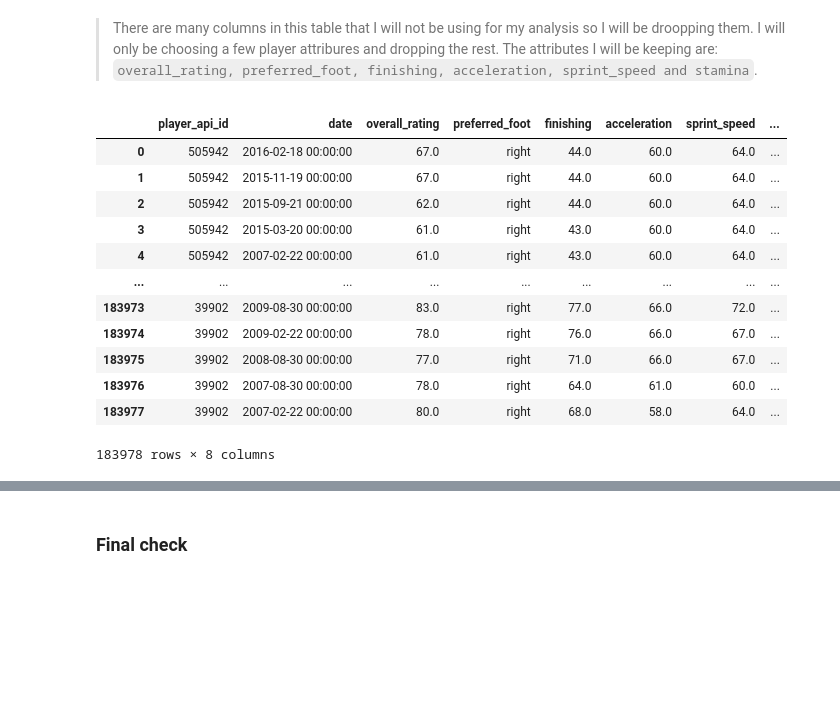
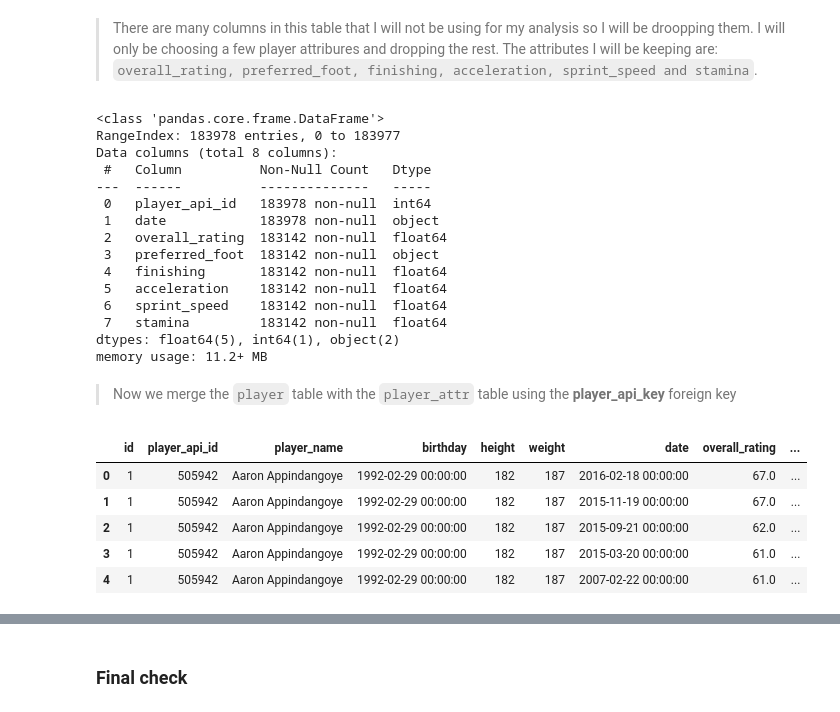
Before and after one commit to Cofucan/football_data_analysis, a Jupyter notebook: football_analysis.ipynb, the cells around one changed output, grey strips where cells are left out. Drawn from its saved outputs; the diff is of its cells as text; code cells hidden in the pictures; blank space fills up the shorter version.

```diff
--- a/football_analysis.ipynb
+++ b/football_analysis.ipynb
@@ -481,18 +477,35 @@ def player_columns_to_remove():
 df_player_attr.drop(columns=player_columns_to_remove(), inplace=True)
 
 # Confirming changes
-df_player_attr.head(2)
+df_player_attr.info()
 # %% [output]
-|  | player_api_id | date | overall_rating | preferred_foot | finishing | acceleration | sprint_speed | ... |
-| 0 | 505942 | 2016-02-18 00:00:00 | 67.0 | right | 44.0 | 60.0 | 64.0 | ... |
-| 1 | 505942 | 2015-11-19 00:00:00 | 67.0 | right | 44.0 | 60.0 | 64.0 | ... |
-| 2 | 505942 | 2015-09-21 00:00:00 | 62.0 | right | 44.0 | 60.0 | 64.0 | ... |
-| 3 | 505942 | 2015-03-20 00:00:00 | 61.0 | right | 43.0 | 60.0 | 64.0 | ... |
-| 4 | 505942 | 2007-02-22 00:00:00 | 61.0 | right | 43.0 | 60.0 | 64.0 | ... |
-| ... | ... | ... | ... | ... | ... | ... | ... | ... |
-| 183973 | 39902 | 2009-08-30 00:00:00 | 83.0 | right | 77.0 | 66.0 | 72.0 | ... |
-| 183974 | 39902 | 2009-02-22 00:00:00 | 78.0 | right | 76.0 | 66.0 | 67.0 | ... |
-| 183975 | 39902 | 2008-08-30 00:00:00 | 77.0 | right | 71.0 | 66.0 | 67.0 | ... |
-| 183976 | 39902 | 2007-08-30 00:00:00 | 78.0 | right | 64.0 | 61.0 | 60.0 | ... |
-| 183977 | 39902 | 2007-02-22 00:00:00 | 80.0 | right | 68.0 | 58.0 | 64.0 | ... |
-183978 rows × 8 columns
+<class 'pandas.core.frame.DataFrame'>
+RangeIndex: 183978 entries, 0 to 183977
+Data columns (total 8 columns):
+ #   Column          Non-Null Count   Dtype
+---  ------          --------------   -----
+ 0   player_api_id   183978 non-null  int64
+ 1   date            183978 non-null  object
+ 2   overall_rating  183142 non-null  float64
+ 3   preferred_foot  183142 non-null  object
+ 4   finishing       183142 non-null  float64
+ 5   acceleration    183142 non-null  float64
+ 6   sprint_speed    183142 non-null  float64
+ 7   stamina         183142 non-null  float64
+dtypes: float64(5), int64(1), object(2)
+memory usage: 11.2+ MB
+# %% [markdown]
+> Now we merge the `player` table with the `player_attr` table using the **player_api_key** foreign key
+# %%
+# Merging the tables
+df_player_ed = pd.merge(df_player_ed, df_player_attr, on='player_api_id', how='inner')
+
+# Confirming changes
+df_player_ed.head()
+# %% [output]
+|  | id | player_api_id | player_name | birthday | height | weight | date | overall_rating | ... |
+| 0 | 1 | 505942 | Aaron Appindangoye | 1992-02-29 00:00:00 | 182 | 187 | 2016-02-18 00:00:00 | 67.0 | ... |
+| 1 | 1 | 505942 | Aaron Appindangoye | 1992-02-29 00:00:00 | 182 | 187 | 2015-11-19 00:00:00 | 67.0 | ... |
+| 2 | 1 | 505942 | Aaron Appindangoye | 1992-02-29 00:00:00 | 182 | 187 | 2015-09-21 00:00:00 | 62.0 | ... |
+| 3 | 1 | 505942 | Aaron Appindangoye | 1992-02-29 00:00:00 | 182 | 187 | 2015-03-20 00:00:00 | 61.0 | ... |
+| 4 | 1 | 505942 | Aaron Appindangoye | 1992-02-29 00:00:00 | 182 | 187 | 2007-02-22 00:00:00 | 61.0 | ... |
```
Also changed, not shown: parts of 19 cells of this notebook.
